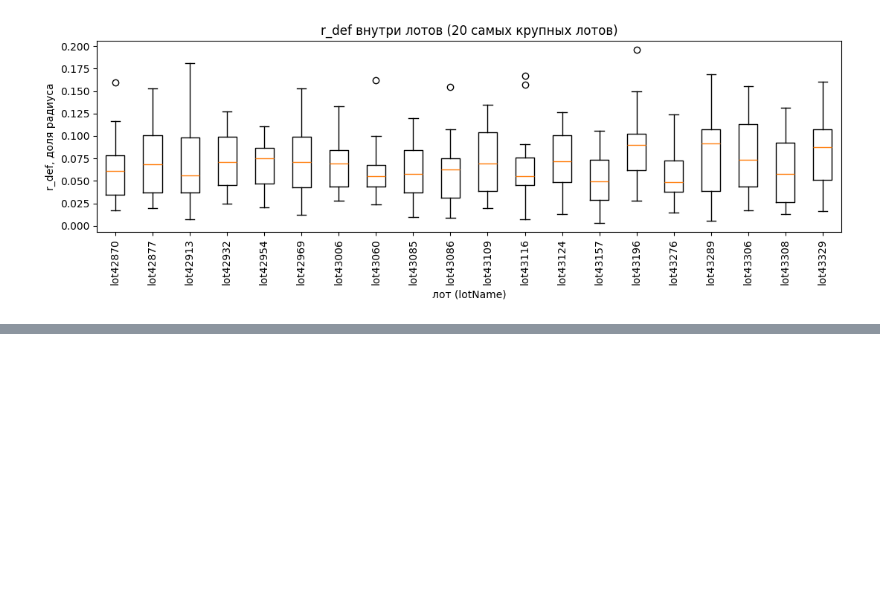
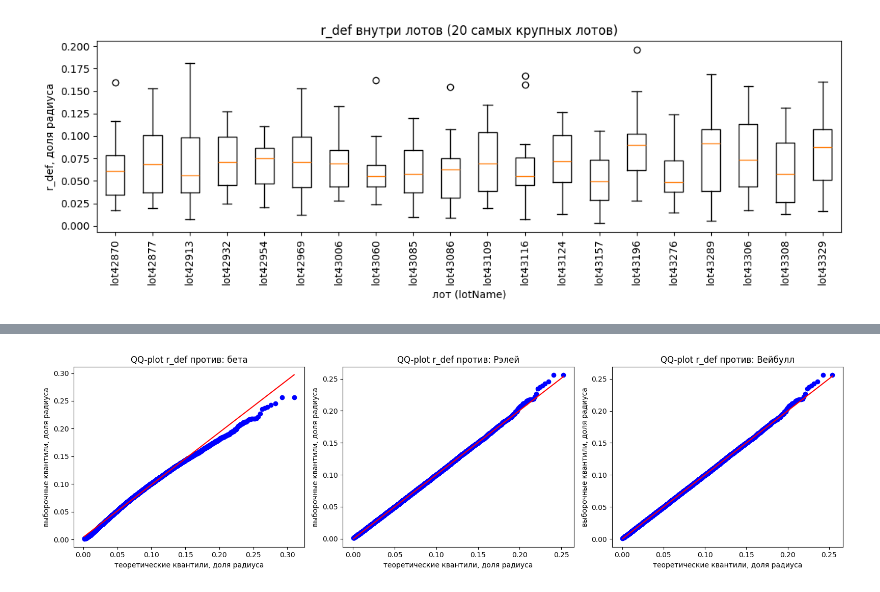
Before and after one commit to SanechkaTuoKe/APPSTAT-LABWORK, a Jupyter notebook: notebooks/rv03_r_def.ipynb, the cells around one changed output, grey strips where cells are left out. Drawn from its saved outputs; the diff is of its cells as text; code cells hidden in the pictures; blank space fills up the shorter version.

```diff
--- a/notebooks/rv03_r_def.ipynb
+++ b/notebooks/rv03_r_def.ipynb
@@ -98,0 +208,11 @@ plt.show()
+# %%
+fig, axes = plt.subplots(1, 3, figsize=(16, 4.5))
+for ax, (name, f) in zip(axes, fits.items()):
+    stats.probplot(f["data"], dist=f["dist"], sparams=f["args"], plot=ax)
+    ax.set_title(f"QQ-plot r_def против: {name}")
+    ax.set_xlabel("теоретические квантили, доля радиуса")
+    ax.set_ylabel("выборочные квантили, доля радиуса")
+plt.tight_layout()
+plt.show()
+# %% [output]
+[figure, added]
```
Also changed, not shown: parts of 14 cells of this notebook.
